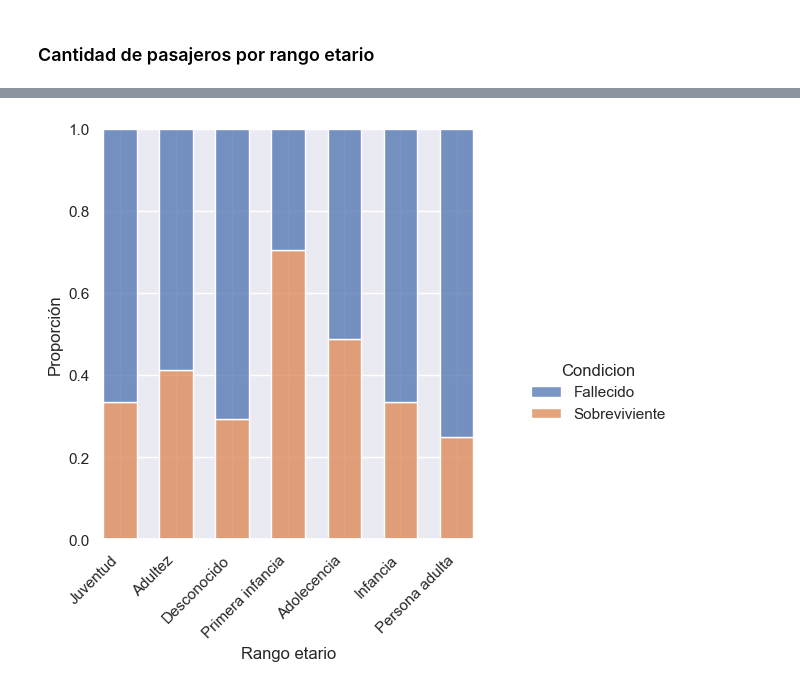
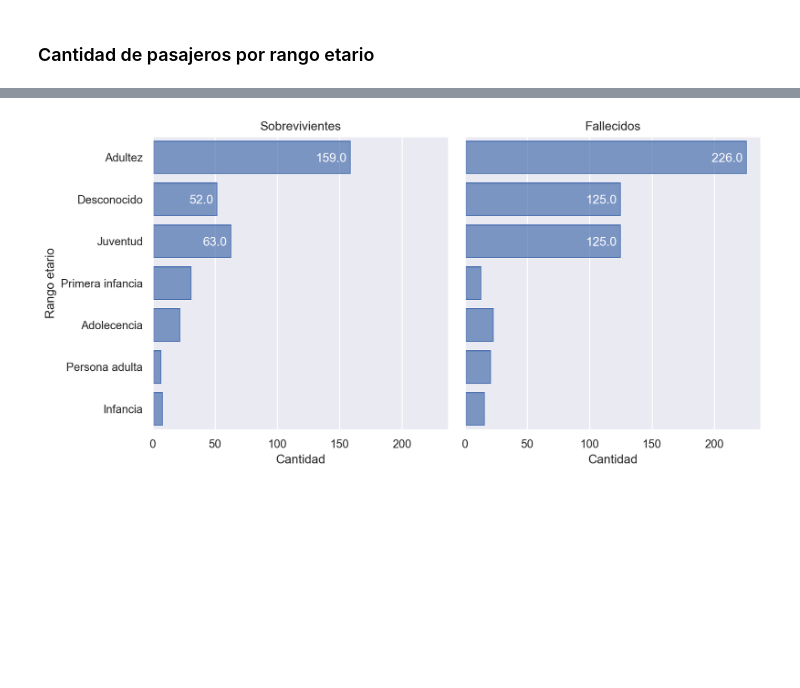
Before and after one commit to joackob/titanic-ml, a Jupyter notebook: notebooks/2-visual-and-statistical-exploration.ipynb, the cells around one changed output, grey strips where cells are left out. Saved outputs shown, nothing was run; the diff lists cells and outputs as text; code cells hidden in the pictures; blank space fills up the shorter version.

```diff
--- a/notebooks/2-visual-and-statistical-exploration.ipynb
+++ b/notebooks/2-visual-and-statistical-exploration.ipynb
@@ -170,23 +125,27 @@ Existen tanto sobrevivientes como fallecidos, cuya edad es desconocida. Recomien
-# %%
-graph_survivors_by_age_range_proportion = sns.displot(
-    data=data_train.apply(apply_range_age, axis=1),
-    kind="hist",
-    x="Rango etario",
-    hue="Condicion",
-    shrink=0.6,
-    multiple="fill",
-)
-
-graph_survivors_by_age_range_proportion.set_ylabels(label="Proporción")
-
-xticks = graph_survivors_by_age_range_proportion.ax.set_xticks(
-    ticks=graph_survivors_by_age_range_proportion.ax.get_xticks()
-)
-
-labels = graph_survivors_by_age_range_proportion.ax.set_xticklabels(
-    labels=graph_survivors_by_age_range_proportion.ax.get_xticklabels(),
-    rotation=45,
-    ha="right",
-)
-# %% [output]
-[figure, removed]
+# %%
+data_survivors_by_range_age = (
+    data_train.loc[:, ["Rango etario", "Condicion"]]
+    .groupby(by=["Rango etario", "Condicion"])
+    .size()
+    .reset_index()
+    .rename(columns={0: "Cantidad"})
+    .sort_values(by="Cantidad", ascending=False)
+)
+
+so.Plot(
+    data=data_survivors_by_range_age,
+    x="Cantidad",
+    y="Rango etario",
+).add(
+    so.Bar()
+).facet(col="Condicion", order=["Sobreviviente", "Fallecido"]).label(
+    title="{}s".format  # type: ignore
+).add(
+    so.Text(color="white", halign="right"),
+    data=data_survivors_by_range_age.query("Cantidad > 50"),
+    text="Cantidad",
+).layout(
+    size=(10, 5)
+)
+# %% [output]
+[figure, added]
```
Also changed, not shown: parts of 9 cells of this notebook.
